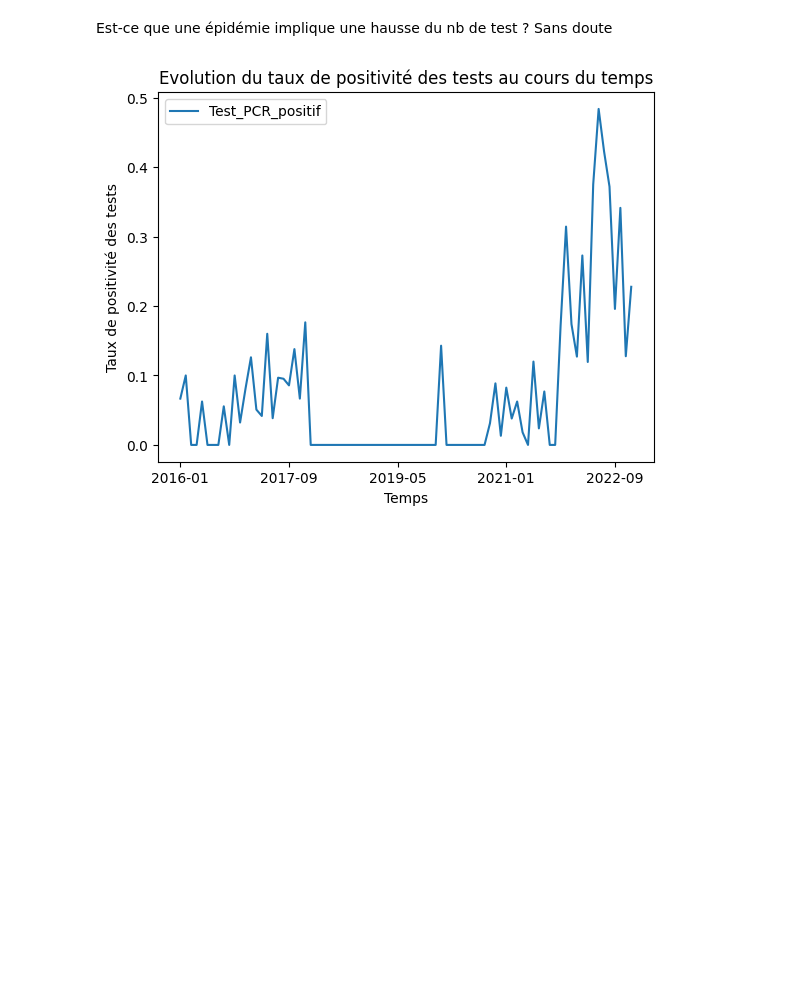
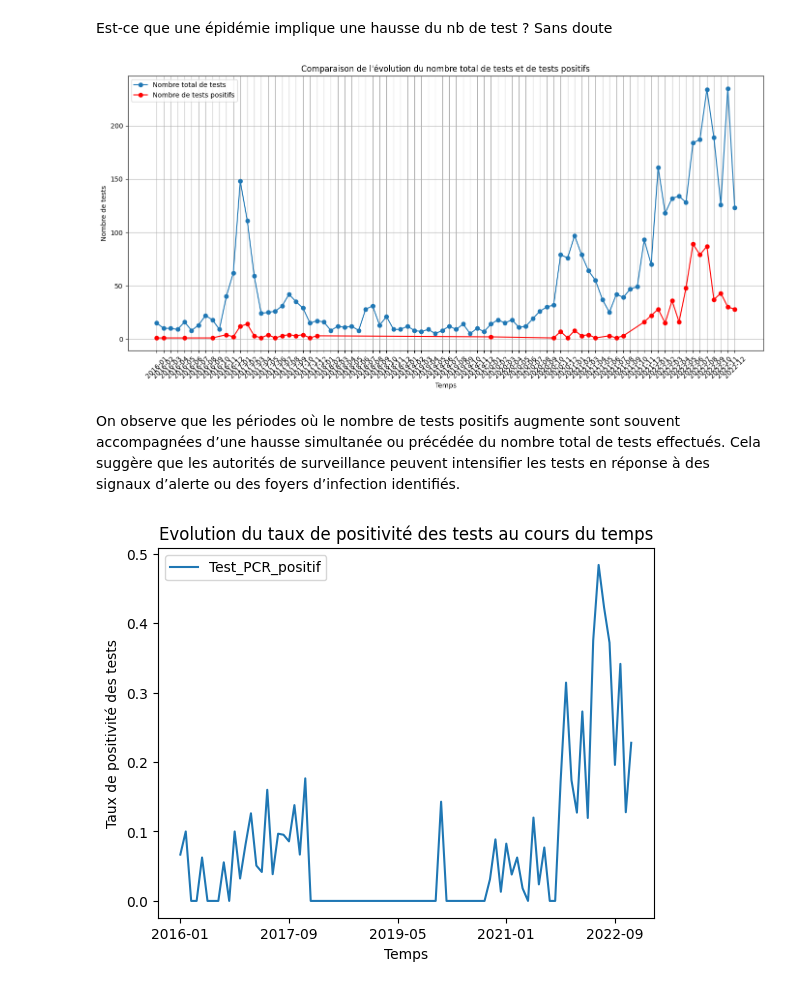
Before and after one commit to bavrillon/Avian-influenza, a Jupyter notebook: EDA.ipynb, the cells around one changed output. Cells and saved outputs as stored; diff of their text form; code cells hidden in the pictures; blank space fills up the shorter version.

```diff
--- a/EDA.ipynb
+++ b/EDA.ipynb
@@ -170,6 +188,27 @@ Text(0, 0.5, 'Nombre de tests réalisés')
 [figure]
 # %% [markdown]
 Est-ce que une épidémie implique une hausse du nb de test ? Sans doute
+# %%
+# Groupement par mois
+total_tests_per_month = df.groupby('A/M_observation').size()
+positive_tests_per_month = df[df['Test_PCR_positif']].groupby('A/M_observation').size()
+
+# Création du graphique comparatif
+plt.figure(figsize=(14, 7))
+plt.plot(total_tests_per_month.index, total_tests_per_month.values, label='Nombre total de tests', marker='o')
+plt.plot(positive_tests_per_month.index, positive_tests_per_month.values, label='Nombre de tests positifs', marker='o', color='red')
+plt.title('Comparaison de l\'évolution du nombre total de tests et de tests positifs')
+plt.xlabel('Temps')
+plt.ylabel('Nombre de tests')
+plt.xticks(rotation=45)
+plt.legend()
+plt.grid(True)
+plt.tight_layout()
+plt.show()
+# %% [output]
+[figure, added]
+# %% [markdown]
+On observe que les périodes où le nombre de tests positifs augmente sont souvent accompagnées d’une hausse simultanée ou précédée du nombre total de tests effectués. Cela suggère que les autorités de surveillance peuvent intensifier les tests en réponse à des signaux d’alerte ou des foyers d’infection identifiés.
 # %%
 # PROPORTION DE TEST POSITIFS SELON LE TEMPS
 
```
Also changed, not shown: parts of 10 cells of this notebook.
